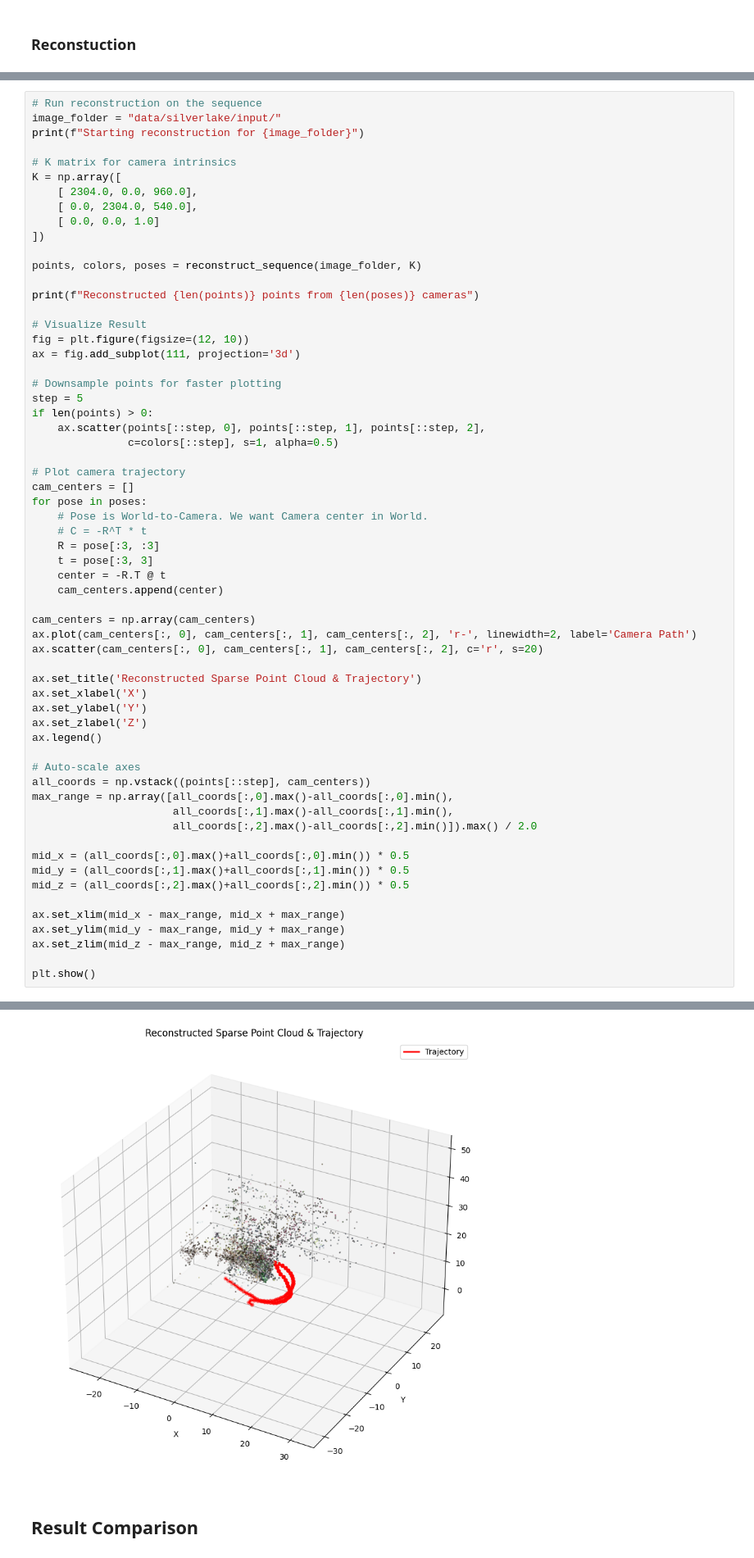
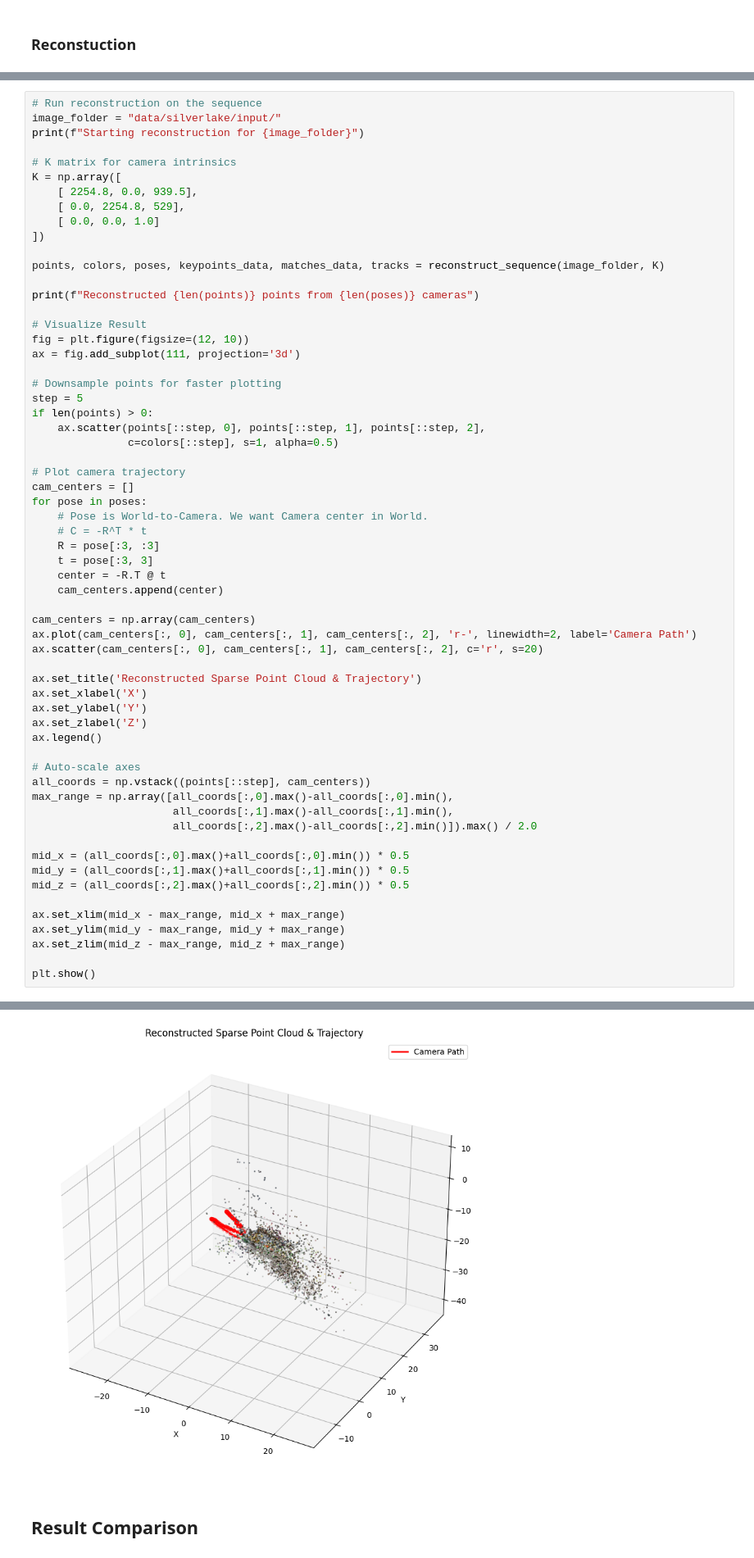
Before and after one commit to zackthomas1/gaussian-splatting, a Jupyter notebook: reconstruction.ipynb, the cells around one changed output, grey strips where cells are left out. Shown at 82% size. Drawn from its saved outputs; the diff is of its cells as text.

```diff
--- a/reconstruction.ipynb
+++ b/reconstruction.ipynb
@@ -756,12 +779,12 @@ print(f"Starting reconstruction for {image_folder}")
 
 # K matrix for camera intrinsics
 K = np.array([
-    [ 2304.0, 0.0, 960.0],
-    [ 0.0, 2304.0, 540.0],
+    [ 2254.8, 0.0, 939.5],
+    [ 0.0, 2254.8, 529],
     [ 0.0, 0.0, 1.0]
 ])
 
-points, colors, poses = reconstruct_sequence(image_folder, K)
+points, colors, poses, keypoints_data, matches_data, tracks = reconstruct_sequence(image_folder, K)
 
 print(f"Reconstructed {len(points)} points from {len(poses)} cameras")
 
@@ -820,3 +845,3 @@ Reconstructed 29631 points from 70 cameras
-[figure, old version]
+[figure, new version]
 # %% [markdown]
 ## Result Comparison
```
Also changed, not shown: parts of 7 cells of this notebook, 1 other file.
